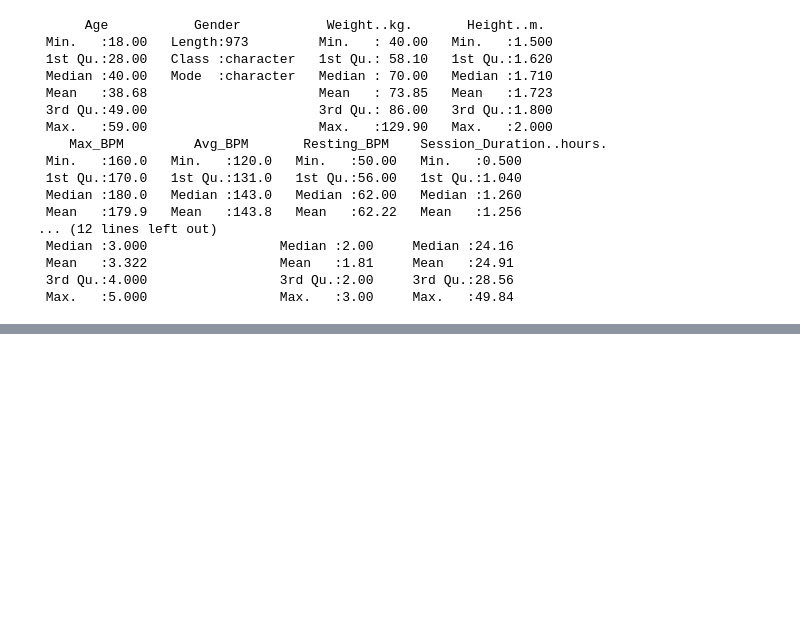
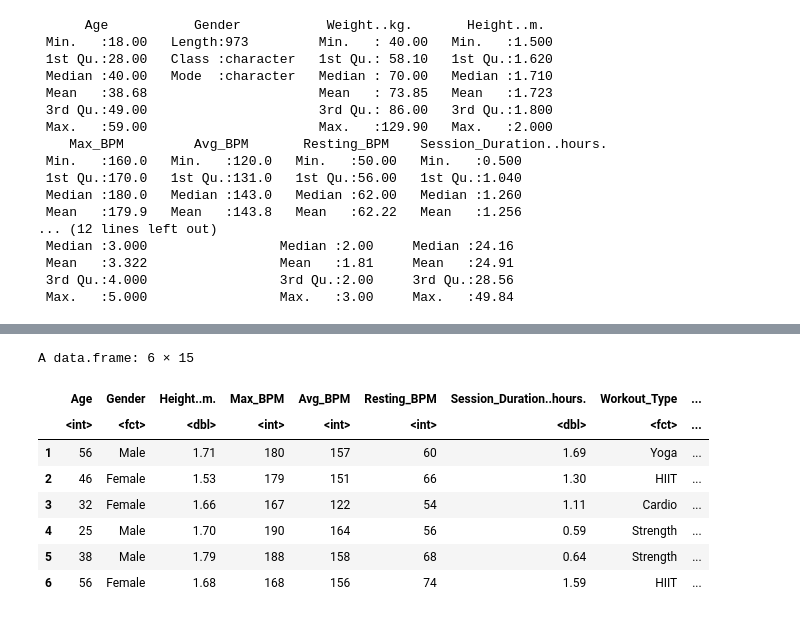
Before and after one commit to Edgar-Neboit/Projet_ML, a Jupyter notebook: Projet_ML_R.ipynb, the cells around one changed output, grey strips where cells are left out. Saved outputs shown, nothing was run; the diff lists cells and outputs as text; code cells hidden in the pictures; blank space fills up the shorter version.

```diff
--- a/Projet_ML_R.ipynb
+++ b/Projet_ML_R.ipynb
@@ -112,0 +154,12 @@ rm(g1,g3,g4,g5,g6,g7,g8,g9,g11,g12,g15)
+# %%
+head(data)
+# %% [output]
+A data.frame: 6 × 15
+|  | Age | Gender | Height..m. | Max_BPM | Avg_BPM | Resting_BPM | Session_Duration..hours. | Workout_Type | ... |
+|  | <int> | <fct> | <dbl> | <int> | <int> | <int> | <dbl> | <fct> | ... |
+| 1 | 56 | Male | 1.71 | 180 | 157 | 60 | 1.69 | Yoga | ... |
+| 2 | 46 | Female | 1.53 | 179 | 151 | 66 | 1.30 | HIIT | ... |
+| 3 | 32 | Female | 1.66 | 167 | 122 | 54 | 1.11 | Cardio | ... |
+| 4 | 25 | Male | 1.70 | 190 | 164 | 56 | 0.59 | Strength | ... |
+| 5 | 38 | Male | 1.79 | 188 | 158 | 68 | 0.64 | Strength | ... |
+| 6 | 56 | Female | 1.68 | 168 | 156 | 74 | 1.59 | HIIT | ... |
```
Also changed, not shown: parts of 7 cells of this notebook.
